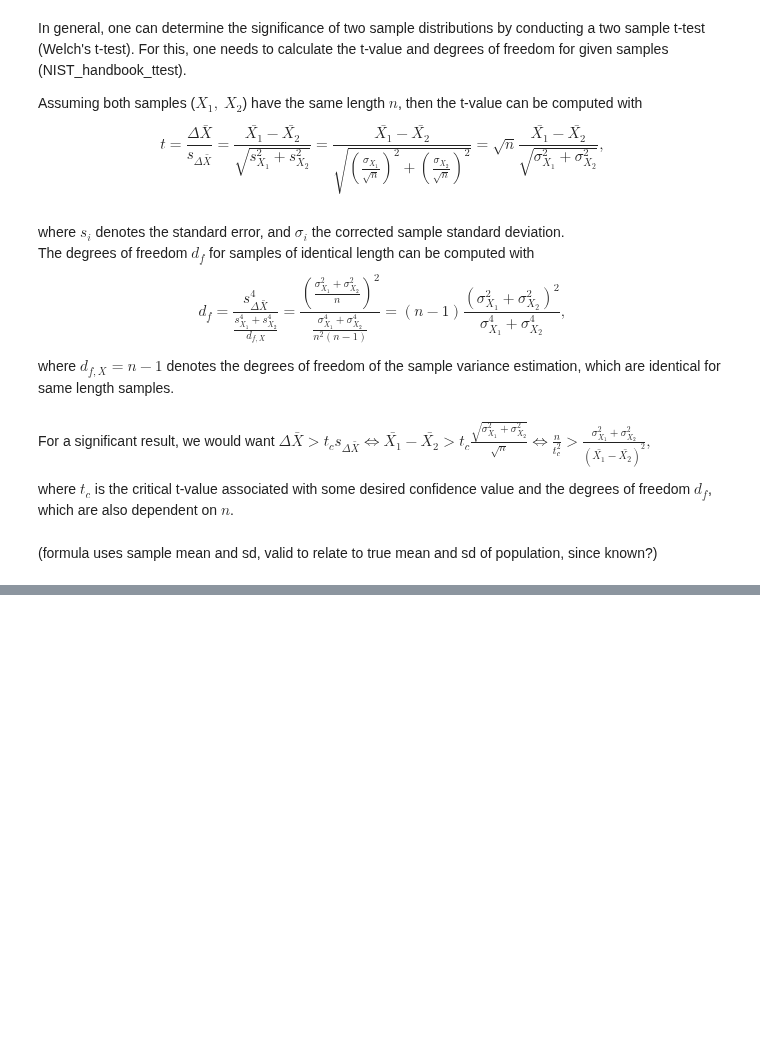
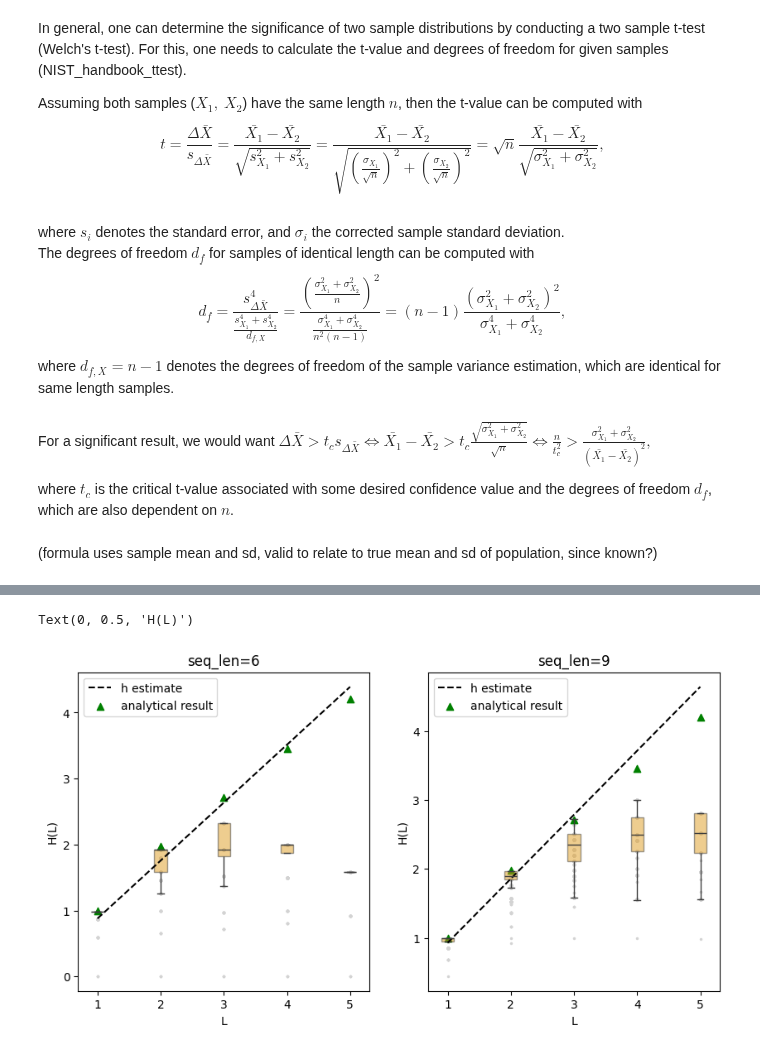
Before and after one commit to LukasPrader/BscThesis_Physics_uibk, a Jupyter notebook: POMDP_analysis.ipynb, the cells around one changed output, grey strips where cells are left out. Cells and saved outputs as stored; diff of their text form; code cells hidden in the pictures; blank space fills up the shorter version.

Commit message:
numerical entropy estimation approach

```diff
--- a/POMDP_analysis.ipynb
+++ b/POMDP_analysis.ipynb
@@ -795,0 +829,69 @@ where $t_c$ is the critical t-value associated with some desired confidence valu
+# %%
+np.random.seed(4326)
+import seaborn as sns
+import scipy as sp
+fig, ax = plt.subplots(1, 2, figsize=(10,5))
+n_reps = 1000
+L_blocks = 5
+
+seq_len = 6
+ax[0].set_title("seq_len=6")
+
+# generate sequences from mdp
+sequences = [generate_state_sequence(P, init, seq_len) for i in range(n_reps)]
+# estimate reduced to light observation
+mapping = {0:0, 1:1, 2:1}
+sequences_mapped = [[mapping[s] for s in sequence] for sequence in sequences]
+block_estimates = [[estimate_block_entropy(sequences_mapped[j], l+1) for j in range(n_reps)] for l in range(L_blocks)]
+
+x = np.array([[l for j in range(n_reps)] for l in range(L_blocks)])
+sns.stripplot(ax=ax[0], x=x.flatten(), y=np.array(block_estimates).flatten(), color="lightgrey", marker=".", jitter=False, zorder=0)
+sns.boxplot(ax=ax[0], data=block_estimates, showfliers=False, color="orange", width=0.2, boxprops={'alpha': 0.5})
+
+# compute h estimation fit
+popt, pvar = sp.optimize.curve_fit(lambda x,a:a*(x+1), x[0:2].flatten(), np.array(block_estimates[0:2]).flatten())
+x_fit = np.arange(0, L_blocks, 1)
+ax[0].plot(x_fit, popt[0]*(x_fit+1), color="black", ls="--", label="h estimate")
+
+# plot analytical observations
+block_ents = [MP_block_entropy(P, l, init, mapping) for l in range(1, L_blocks+1)]
+ax[0].scatter(x_fit, block_ents, color="green", marker="^", label="analytical result")
+
+
+ax[0].set_xticks([l for l in range(L_blocks)])
+ax[0].set_xticklabels([l+1 for l in range(L_blocks)])
+ax[0].legend()
+ax[0].set_xlabel("L")
+ax[0].set_ylabel("H(L)")
+
+
+seq_len = 10
+ax[1].set_title("seq_len=9")
+
+# generate sequences from mdp
+sequences = [generate_state_sequence(P, init, seq_len) for i in range(n_reps)]
+# estimate reduced to light observation
+mapping = {0:0, 1:1, 2:1}
+sequences_mapped = [[mapping[s] for s in sequence] for sequence in sequences]
+block_estimates = [[estimate_block_entropy(sequences_mapped[j], l+1) for j in range(n_reps)] for l in range(L_blocks)]
+
+sns.stripplot(ax=ax[1], x=x.flatten(), y=np.array(block_estimates).flatten(), color="lightgrey", marker=".", jitter=False, zorder=0)
+sns.boxplot(ax=ax[1], data=block_estimates, showfliers=False, color="orange", width=0.2, boxprops={'alpha': 0.5})
+
+# compute h estimation fit
+popt, pvar = sp.optimize.curve_fit(lambda x,a:a*(x+1), x[0:2].flatten(), np.array(block_estimates[0:2]).flatten())
+ax[1].plot(x_fit, popt[0]*(x_fit+1), color="black", ls="--", label="h estimate")
+
+# plot analytical observations
+block_ents = [MP_block_entropy(P, l, init, mapping) for l in range(1, L_blocks+1)]
+ax[1].scatter(x_fit, block_ents, color="green", marker="^", label="analytical result")
+
+
+ax[1].set_xticks([l for l in range(L_blocks)])
+ax[1].set_xticklabels([l+1 for l in range(L_blocks)])
+ax[1].legend()
+ax[1].set_xlabel("L")
+ax[1].set_ylabel("H(L)")
+# %% [output]
+Text(0, 0.5, 'H(L)')
+[figure, added]
```
Also changed, not shown: parts of 2 cells of this notebook, 1 other file.
